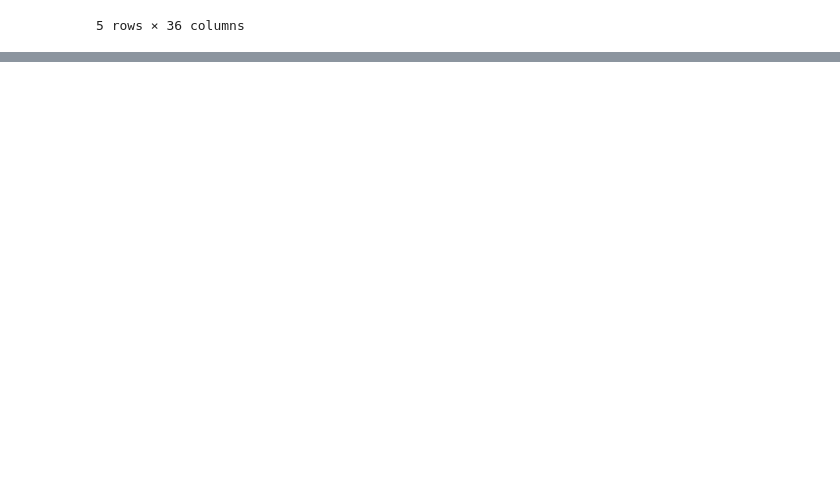
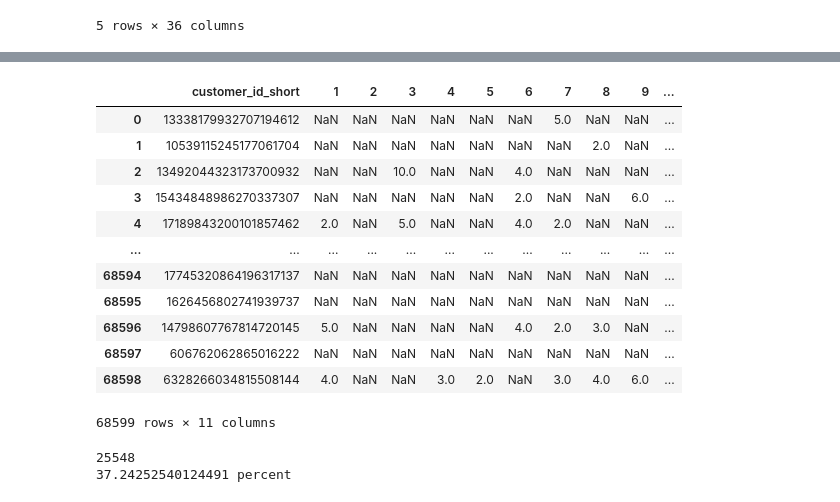
Before and after one commit to morinota/H_and_M_Personalized_Fashion_Recommendations, a Jupyter notebook: feature/user_feature.ipynb, the cells around one changed output, grey strips where cells are left out. Drawn from its saved outputs; the diff is of its cells as text; code cells hidden in the pictures; blank space fills up the shorter version.

```diff
--- a/feature/user_feature.ipynb
+++ b/feature/user_feature.ipynb
@@ -199,0 +205,5 @@ df_t.head()
+# %%
+df_t['t_dat'] = pd.to_datetime(df_t['t_dat'])
+df_t['month'] = df_t['t_dat'].dt.month
+df_t['year'] = df_t['t_dat'].dt.year
+df_t.tail()
@@ -199,0 +217,4 @@ df_t.head()
+# %%
+# 2020年だけ抽出する
+df_t = df_t[df_t['year']==2020]
+df_t.shape
@@ -199,0 +223,7 @@ df_t.head()
+# %%
+# find inactive user
+# まず全ユーザの各月のトランザクション回数をカウントする.
+df_month_avg_item_per_u = df_t.groupby(
+    by=['customer_id_short', 'month']
+    )['price'].count().unstack().reset_index()
+df_month_avg_item_per_u
@@ -199,0 +244,7 @@ df_t.head()
+# %%
+# ユーザのデータとマージする
+df_month_avg_item_per_u = pd.merge(
+    df_u[['customer_id_short']], df_month_avg_item_per_u,
+    on='customer_id_short', how='left'
+)
+df_month_avg_item_per_u
@@ -199,0 +265,27 @@ df_t.head()
+# %%
+# トランザクション回数がゼロ回の月の数を算出する
+df_month_avg_item_per_u['num_missing_months'] = df_month_avg_item_per_u.isnull().sum(axis=1)
+
+df_month_avg_item_per_u
+# %% [output]
+|  | customer_id_short | 1 | 2 | 3 | 4 | 5 | 6 | 7 | 8 | 9 | ... |
+| 0 | 13338179932707194612 | NaN | NaN | NaN | NaN | NaN | NaN | 5.0 | NaN | NaN | ... |
+| 1 | 10539115245177061704 | NaN | NaN | NaN | NaN | NaN | NaN | NaN | 2.0 | NaN | ... |
+| 2 | 13492044323173700932 | NaN | NaN | 10.0 | NaN | NaN | 4.0 | NaN | NaN | NaN | ... |
+| 3 | 15434848986270337307 | NaN | NaN | NaN | NaN | NaN | 2.0 | NaN | NaN | 6.0 | ... |
+| 4 | 17189843200101857462 | 2.0 | NaN | 5.0 | NaN | NaN | 4.0 | 2.0 | NaN | NaN | ... |
+| ... | ... | ... | ... | ... | ... | ... | ... | ... | ... | ... | ... |
+| 68594 | 17745320864196317137 | NaN | NaN | NaN | NaN | NaN | NaN | NaN | NaN | NaN | ... |
+| 68595 | 1626456802741939737 | NaN | NaN | NaN | NaN | NaN | NaN | NaN | NaN | NaN | ... |
+| 68596 | 14798607767814720145 | 5.0 | NaN | NaN | NaN | NaN | 4.0 | 2.0 | 3.0 | NaN | ... |
+| 68597 | 606762062865016222 | NaN | NaN | NaN | NaN | NaN | NaN | NaN | NaN | NaN | ... |
+| 68598 | 6328266034815508144 | 4.0 | NaN | NaN | 3.0 | 2.0 | NaN | 3.0 | 4.0 | 6.0 | ... |
+68599 rows × 11 columns
+# %%
+# num_missing_months=9は、「2020年に購入ゼロのユーザ」を意味する。
+num_missing_year = len(df_month_avg_item_per_u[df_month_avg_item_per_u['num_missing_months'] == 9])
+print(num_missing_year)
+print(num_missing_year/len(df_u) * 100, 'percent' )
+# %% [output]
+25548
+37.24252540124491 percent
```
Also changed, not shown: parts of 30 cells of this notebook, 4 other files.
